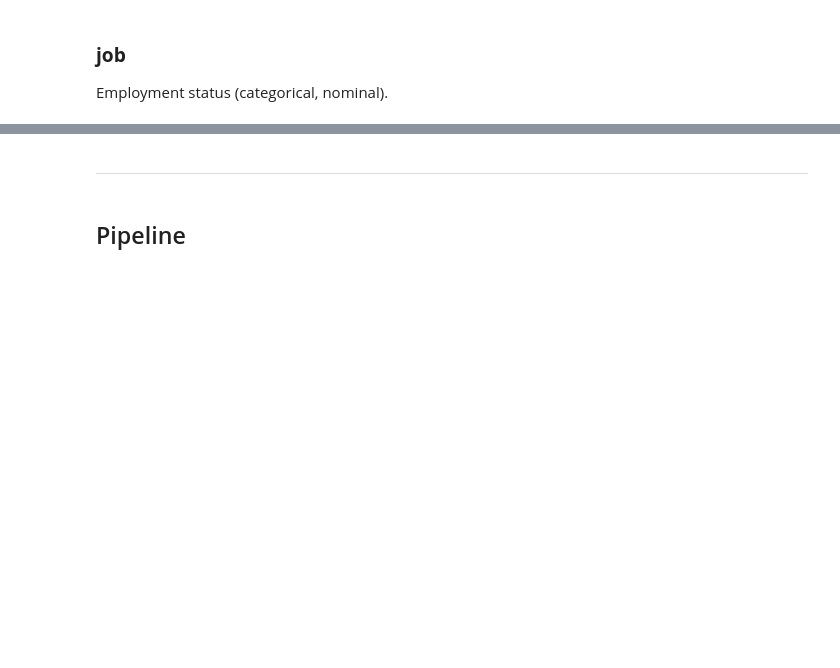
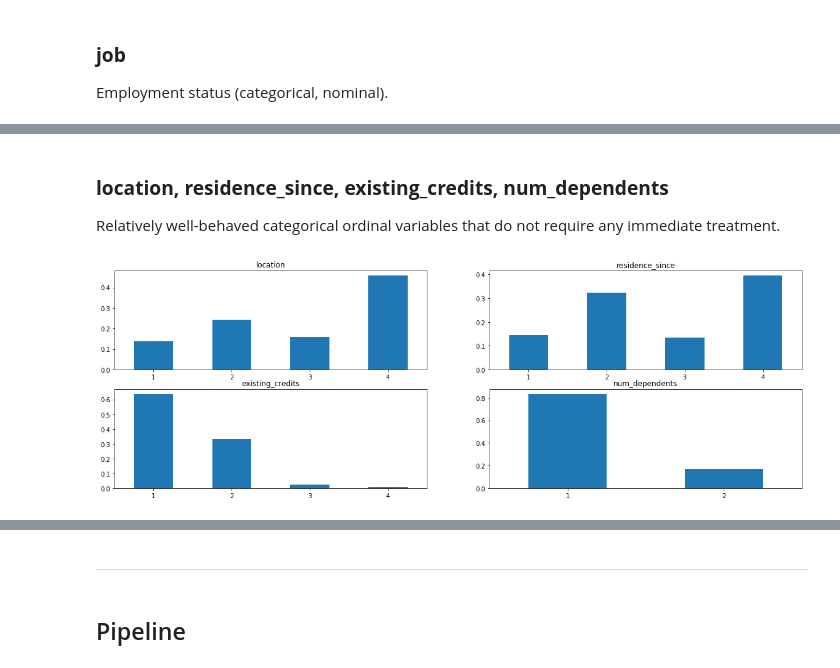
Before and after one commit to ayorgo/german-credit, a Jupyter notebook: exploration.ipynb, the cells around one changed output, grey strips where cells are left out. Drawn from its saved outputs; the diff is of its cells as text; code cells hidden in the pictures; blank space fills up the shorter version.

Commit message:
Squash well-behaved variables

```diff
--- a/exploration.ipynb
+++ b/exploration.ipynb
@@ -436,0 +334,10 @@ plot_categorical(df['foreign_worker'])
+# %% [markdown]
+### **location, residence_since, existing_credits, num_dependents**
+Relatively well-behaved categorical ordinal variables that do not require any immediate treatment.
+# %%
+cols = ['location','residence_since', 'existing_credits', 'num_dependents']
+_, axes = plt.subplots(nrows=2, ncols=2, figsize=(20, 6.5))
+for col, ax in zip(cols, axes.flatten()):
+    plot_categorical(df[col], ax)
+# %% [output]
+[figure, added]
```
Also changed, not shown: parts of 47 cells of this notebook, 1 other file.
